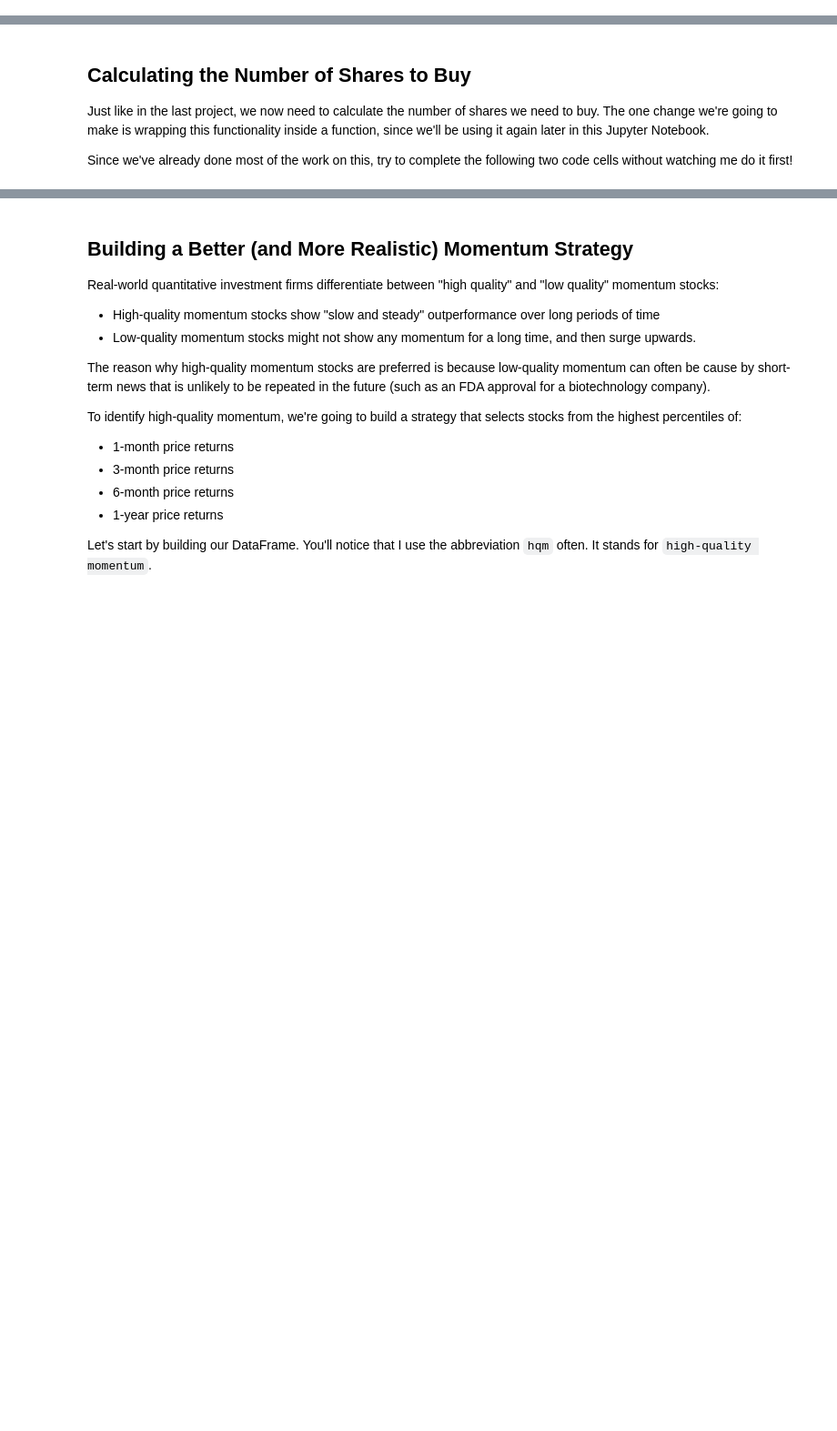
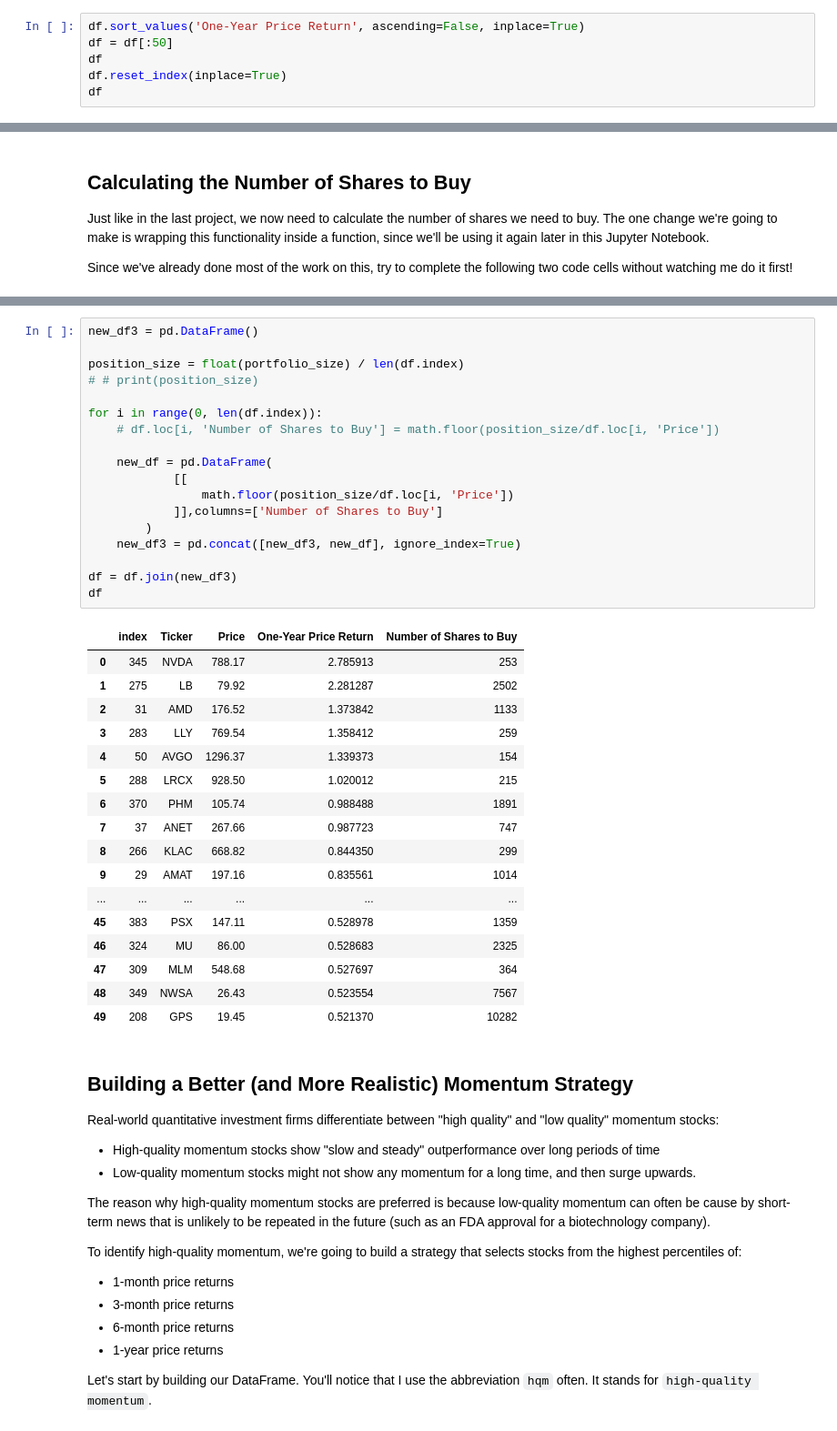
Before and after one commit to GirardT/algorithmic-trading-python, a Jupyter notebook: starter_files/002_quantitative_momentum_strategy.ipynb, the cells around one changed output, grey strips where cells are left out. Shown: that part at 91% size. Saved outputs shown, nothing was run; the diff lists cells and outputs as text; blank space fills up the shorter version.

Commit message:
completed up to 'Calculating the Number of Shares to Buy'

```diff
--- a/starter_files/002_quantitative_momentum_strategy.ipynb
+++ b/starter_files/002_quantitative_momentum_strategy.ipynb
@@ -111,3 +125,9 @@ df
 The investment strategy that we're building seeks to identify the 50 highest-momentum stocks in the S&P 500.
 
 Because of this, the next thing we need to do is remove all the stocks in our DataFrame that fall below this momentum threshold. We'll sort the DataFrame by the stocks' one-year price return, and drop all stocks outside the top 50.
+# %%
+df.sort_values('One-Year Price Return', ascending=False, inplace=True)
+df = df[:50]
+df
+df.reset_index(inplace=True)
+df
@@ -120,3 +172,39 @@ Since we've already done most of the work on this, try to complete the following
+# %%
+new_df3 = pd.DataFrame()
+
+position_size = float(portfolio_size) / len(df.index)
+# # print(position_size)
+
+for i in range(0, len(df.index)):
+    # df.loc[i, 'Number of Shares to Buy'] = math.floor(position_size/df.loc[i, 'Price'])
+
+    new_df = pd.DataFrame(
+            [[
+                math.floor(position_size/df.loc[i, 'Price'])
+            ]],columns=['Number of Shares to Buy']
+        )
+    new_df3 = pd.concat([new_df3, new_df], ignore_index=True)
+
+df = df.join(new_df3)
+df
+# %% [output]
+|  | index | Ticker | Price | One-Year Price Return | Number of Shares to Buy |
+| 0 | 345 | NVDA | 788.17 | 2.785913 | 253 |
+| 1 | 275 | LB | 79.92 | 2.281287 | 2502 |
+| 2 | 31 | AMD | 176.52 | 1.373842 | 1133 |
+| 3 | 283 | LLY | 769.54 | 1.358412 | 259 |
+| 4 | 50 | AVGO | 1296.37 | 1.339373 | 154 |
+| 5 | 288 | LRCX | 928.50 | 1.020012 | 215 |
+| 6 | 370 | PHM | 105.74 | 0.988488 | 1891 |
+| 7 | 37 | ANET | 267.66 | 0.987723 | 747 |
+| 8 | 266 | KLAC | 668.82 | 0.844350 | 299 |
+| 9 | 29 | AMAT | 197.16 | 0.835561 | 1014 |
+| ... | ... | ... | ... | ... | ... |
+| 45 | 383 | PSX | 147.11 | 0.528978 | 1359 |
+| 46 | 324 | MU | 86.00 | 0.528683 | 2325 |
+| 47 | 309 | MLM | 548.68 | 0.527697 | 364 |
+| 48 | 349 | NWSA | 26.43 | 0.523554 | 7567 |
+| 49 | 208 | GPS | 19.45 | 0.521370 | 10282 |
 # %% [markdown]
 ## Building a Better (and More Realistic) Momentum Strategy
 
```
Also changed, not shown: parts of 3 cells of this notebook.
